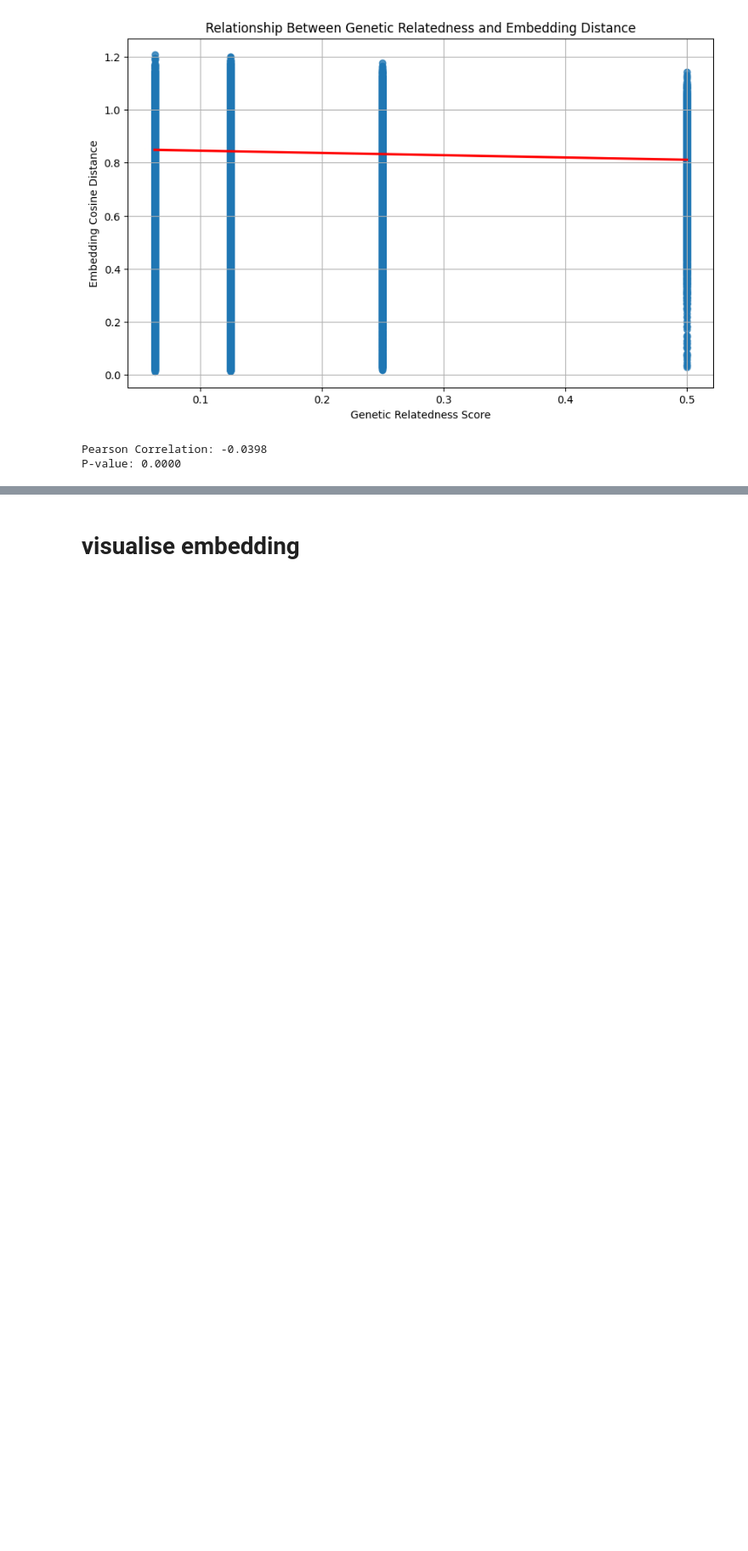
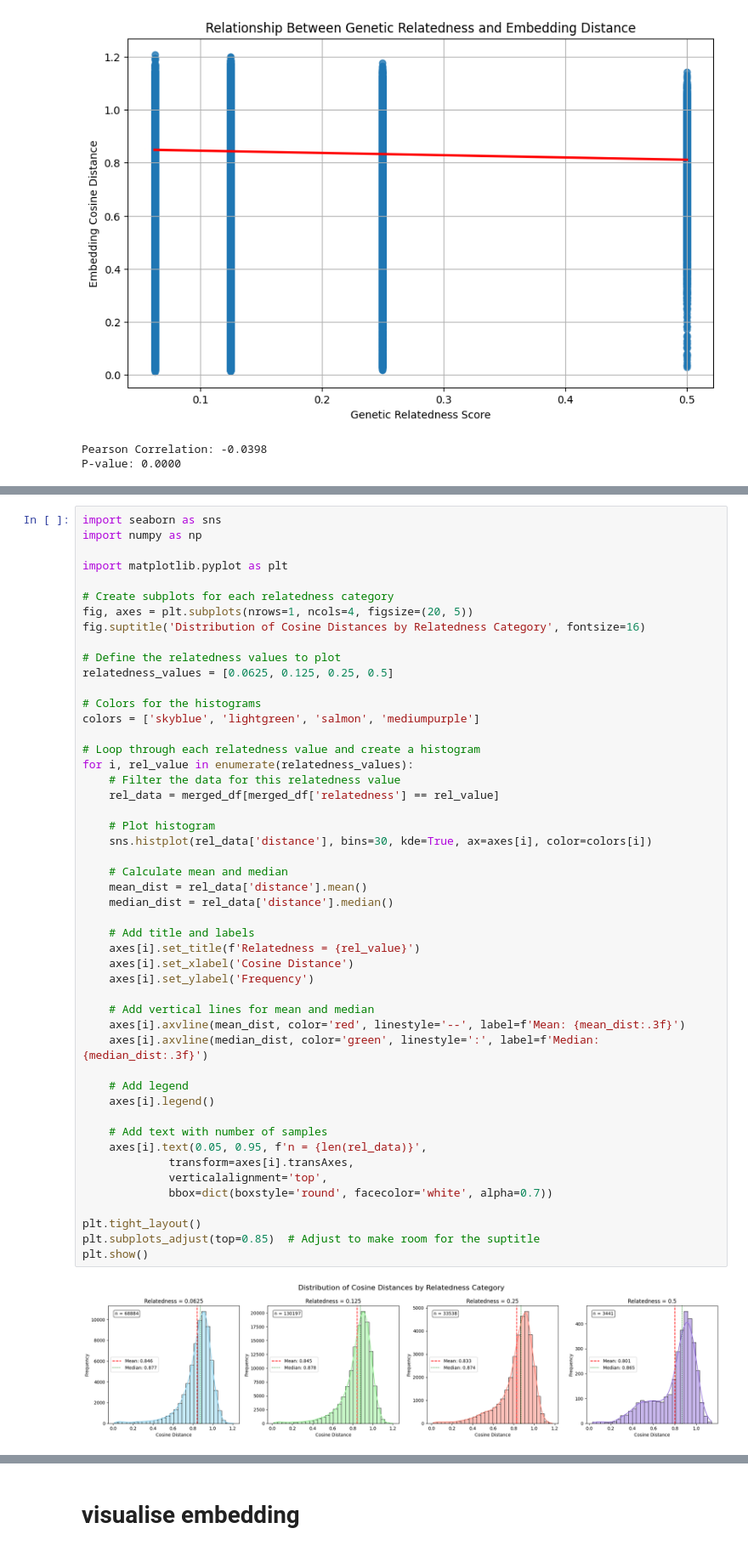
Before and after one commit to ash2d/wildlife-tools, a Jupyter notebook: exploring/relatedness_embeddings.ipynb, the cells around one changed output, grey strips where cells are left out. Shown at 85% size. Saved outputs shown, nothing was run; the diff lists cells and outputs as text; blank space fills up the shorter version.

```diff
--- a/exploring/relatedness_embeddings.ipynb
+++ b/exploring/relatedness_embeddings.ipynb
@@ -398,0 +449,51 @@ else:
+# %%
+import seaborn as sns
+import numpy as np
+
+import matplotlib.pyplot as plt
+
+# Create subplots for each relatedness category
+fig, axes = plt.subplots(nrows=1, ncols=4, figsize=(20, 5))
+fig.suptitle('Distribution of Cosine Distances by Relatedness Category', fontsize=16)
+
+# Define the relatedness values to plot
+relatedness_values = [0.0625, 0.125, 0.25, 0.5]
+
+# Colors for the histograms
+colors = ['skyblue', 'lightgreen', 'salmon', 'mediumpurple']
+
+# Loop through each relatedness value and create a histogram
+for i, rel_value in enumerate(relatedness_values):
+    # Filter the data for this relatedness value
+    rel_data = merged_df[merged_df['relatedness'] == rel_value]
+
+    # Plot histogram
+    sns.histplot(rel_data['distance'], bins=30, kde=True, ax=axes[i], color=colors[i])
+
+    # Calculate mean and median
+    mean_dist = rel_data['distance'].mean()
+    median_dist = rel_data['distance'].median()
+
+    # Add title and labels
+    axes[i].set_title(f'Relatedness = {rel_value}')
+    axes[i].set_xlabel('Cosine Distance')
+    axes[i].set_ylabel('Frequency')
+
+    # Add vertical lines for mean and median
+    axes[i].axvline(mean_dist, color='red', linestyle='--', label=f'Mean: {mean_dist:.3f}')
+    axes[i].axvline(median_dist, color='green', linestyle=':', label=f'Median: {median_dist:.3f}')
+
+    # Add legend
+    axes[i].legend()
+
+    # Add text with number of samples
+    axes[i].text(0.05, 0.95, f'n = {len(rel_data)}',
+             transform=axes[i].transAxes,
+             verticalalignment='top',
+             bbox=dict(boxstyle='round', facecolor='white', alpha=0.7))
+
+plt.tight_layout()
+plt.subplots_adjust(top=0.85)  # Adjust to make room for the suptitle
+plt.show()
+# %% [output]
+[figure, added]
```
Also changed, not shown: parts of 14 cells of this notebook.
